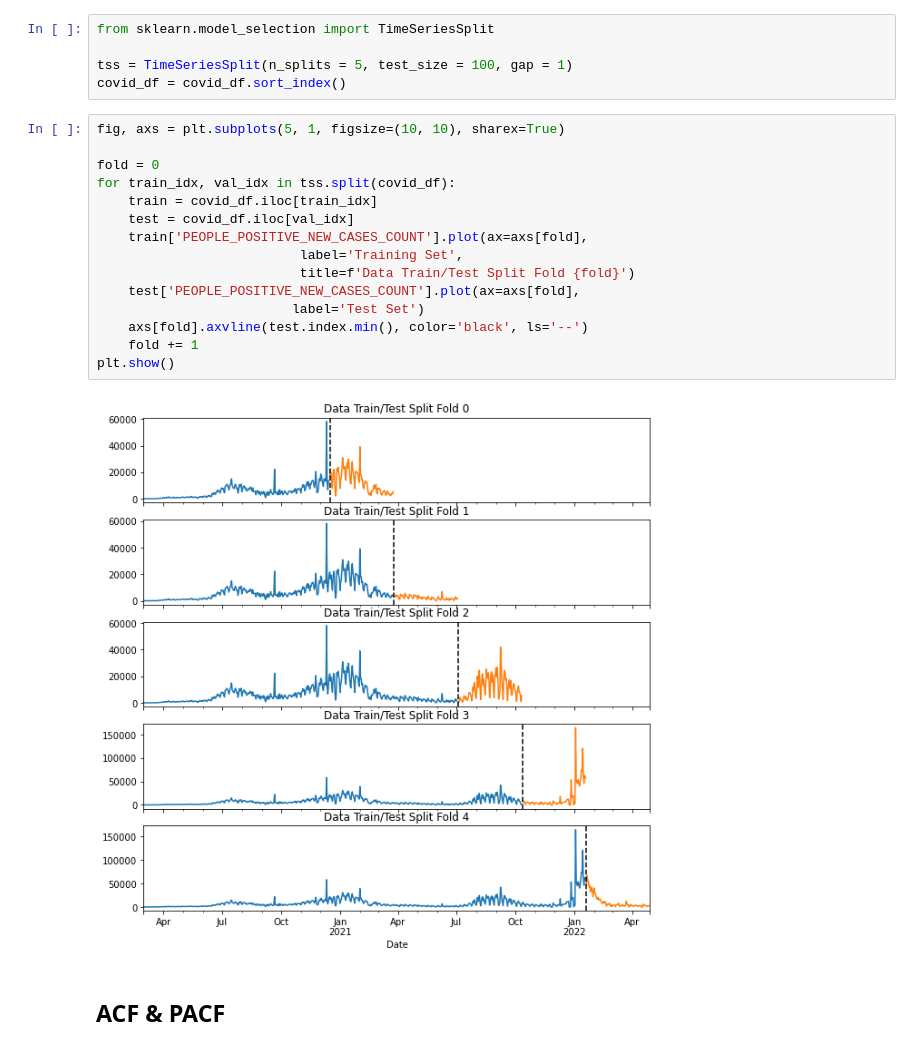
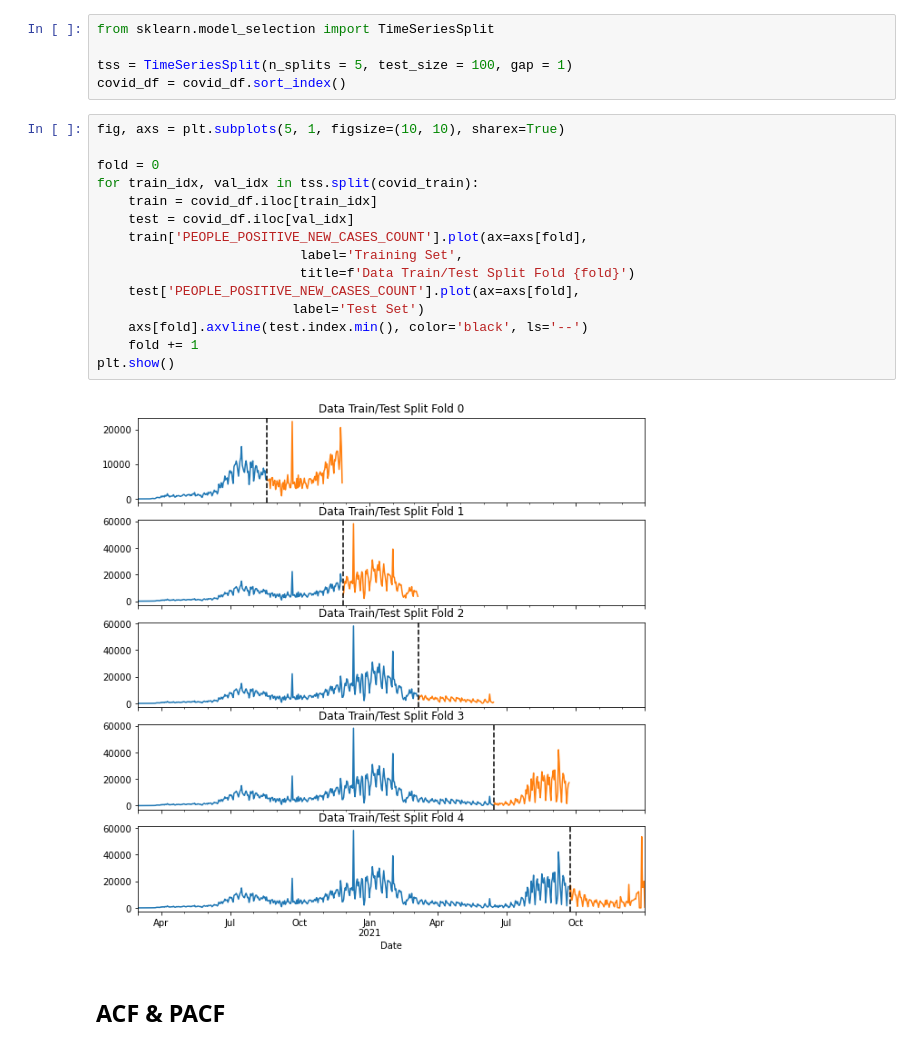
Before and after one commit to danielhe-nu/STAT390-Snowman, a Jupyter notebook: Daniel Final/Texas_ARIMA.ipynb, the cells around one changed output. Drawn from its saved outputs; the diff is of its cells as text.

```diff
--- a/Daniel Final/Texas_ARIMA.ipynb
+++ b/Daniel Final/Texas_ARIMA.ipynb
@@ -98,20 +98,20 @@ covid_df = covid_df.sort_index()
 # %%
 fig, axs = plt.subplots(5, 1, figsize=(10, 10), sharex=True)
 
 fold = 0
-for train_idx, val_idx in tss.split(covid_df):
+for train_idx, val_idx in tss.split(covid_train):
     train = covid_df.iloc[train_idx]
     test = covid_df.iloc[val_idx]
     train['PEOPLE_POSITIVE_NEW_CASES_COUNT'].plot(ax=axs[fold],
                           label='Training Set',
                           title=f'Data Train/Test Split Fold {fold}')
     test['PEOPLE_POSITIVE_NEW_CASES_COUNT'].plot(ax=axs[fold],
                          label='Test Set')
     axs[fold].axvline(test.index.min(), color='black', ls='--')
     fold += 1
 plt.show()
 # %% [output]
-[figure, old version]
+[figure, new version]
 # %% [markdown]
 ## ACF & PACF
 # %%
```
Also changed, not shown: parts of 3 cells of this notebook, 5 other files.
